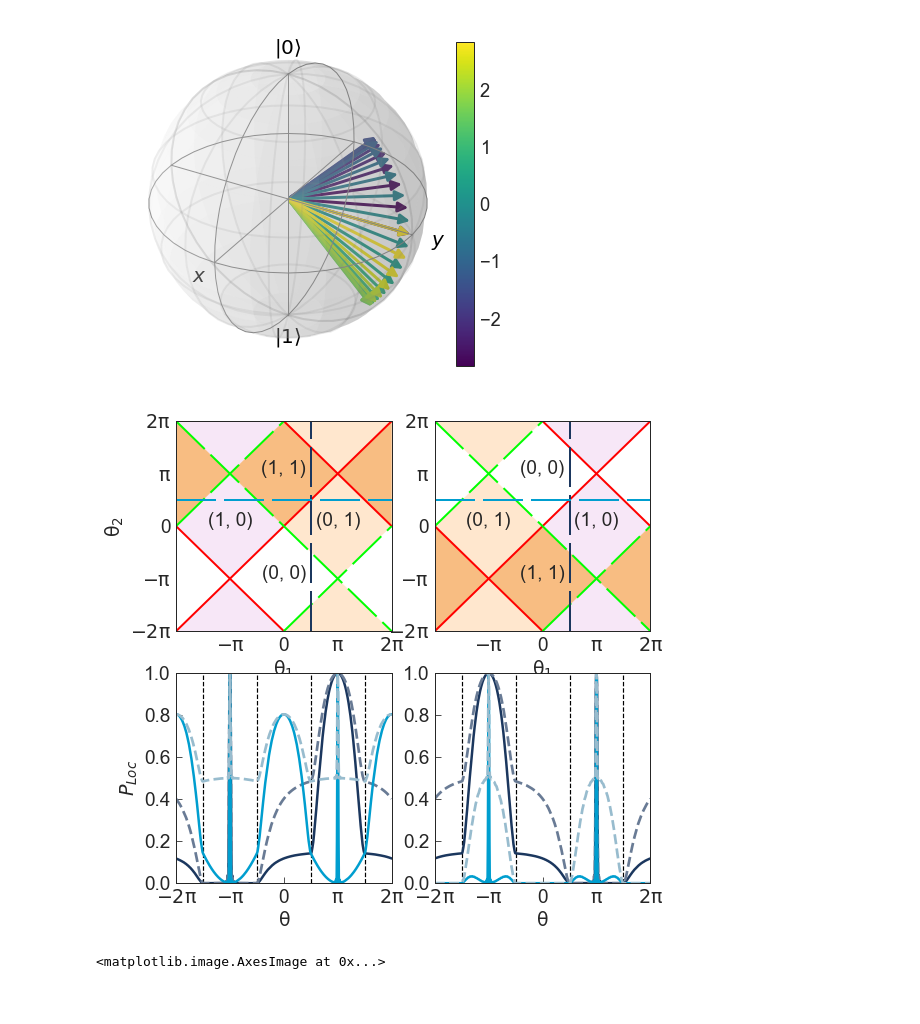
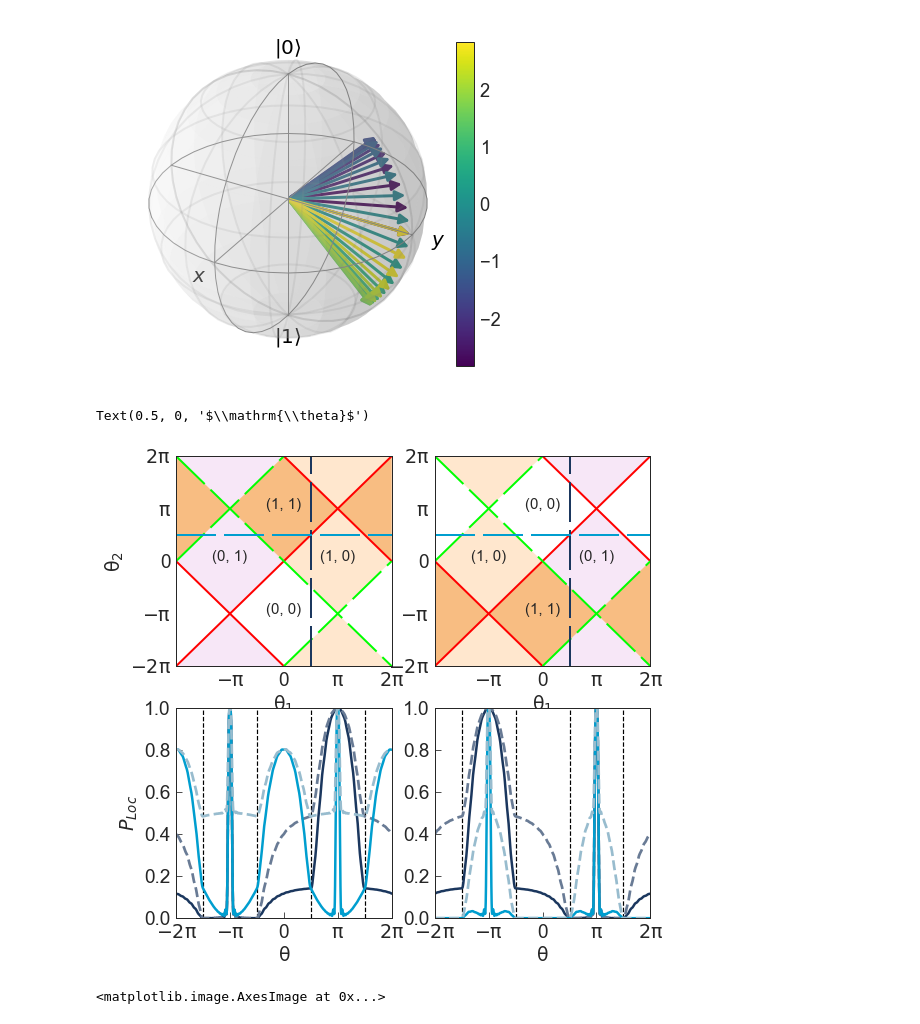
Before and after one commit to HAOQINGZHANG1234/quantumwalk, a Jupyter notebook: code/Fig for paper reorgnized.ipynb, the cells around one changed output. Cells and saved outputs as stored; diff of their text form; code cells hidden in the pictures.

```diff
--- a/code/Fig for paper reorgnized.ipynb
+++ b/code/Fig for paper reorgnized.ipynb
@@ -523,8 +519,6 @@ p6 = np.zeros(801)
 up_state = [0]*M
 down_state = [0]*M
 aux_state = [0]*M
-# up_state[1] = 1/np.sqrt(2)
-# down_state[0] = -1j/np.sqrt(2)
 down_state[0] = 1
 theta_2 = np.linspace(-2*np.pi,2*np.pi,801)
 theta_1 = np.pi/2
@@ -533,10 +527,10 @@ np.array(down_state)
 np.array(aux_state)
 init_state = np.vstack((up_state, down_state, aux_state))
 for i,theta in enumerate(theta_2):
-    state5 = n_step_4(init_state, theta, theta_1, N=10)
-    state6 = N_step_4(init_state, theta, theta_1, N=10)
-    P5 = abs(state5[0])**2 + abs(state5[1])**2 + abs(state5[2])**2
-    P6 = abs(state6[0])**2 + abs(state6[1])**2 + abs(state6[2])**2
+    state5 = n_step_4(init_state, theta, theta_1, N=50)
+    state6 = N_step_4(init_state, theta, theta_1, N=50)
+    P5 = abs(state5[0])**2 + abs(state5[1])**2
+    P6 = abs(state6[0])**2 + abs(state6[1])**2
     p5[i] = P5[0] + P5[1]
     p6[i] = P6[0] + P6[1]
 # %%
@@ -548,8 +542,6 @@ p8 = np.zeros(801)
 up_state = [0]*M
 down_state = [0]*M
 aux_state = [0]*M
-# up_state[1] = 1/np.sqrt(2)
-# down_state[0] = -1j/np.sqrt(2)
 down_state[0] = 1
 theta_2 = np.linspace(-2*np.pi,2*np.pi,801)
 theta_1 = np.pi/2
@@ -558,10 +550,10 @@ np.array(down_state)
 np.array(aux_state)
 init_state = np.vstack((up_state, down_state, aux_state))
 for i,theta in enumerate(theta_2):
-    state7 = n_step_4(init_state, theta_1, theta, N=10)
-    state8 = N_step_4(init_state, theta_1, theta, N=10)
-    P7 = abs(state7[0])**2 + abs(state7[1])**2 + abs(state7[2])**2
-    P8 = abs(state8[0])**2 + abs(state8[1])**2 + abs(state8[2])**2
+    state7 = n_step_4(init_state, theta_1, theta, N=50)
+    state8 = N_step_4(init_state, theta_1, theta, N=50)
+    P7 = abs(state7[0])**2 + abs(state7[1])**2
+    P8 = abs(state8[0])**2 + abs(state8[1])**2
     p7[i] = P7[0] + P7[1]
     p8[i] = P8[0] + P8[1]
 # %%
@@ -617,10 +609,10 @@ plt.fill([-np.pi, 0, np.pi, 0], [-np.pi, 0, -np.pi, -2*np.pi], c='w')
 plt.fill([np.pi, 2*np.pi, 2*np.pi], [-np.pi, -2*np.pi, 0], c='w')
 
 
-plt.text(0, np.pi, '(1, 1)', ha='center')
-plt.text(-np.pi, 0, '(1, 0)', ha='center')
-plt.text(np.pi, 0, '(0, 1)', ha='center')
-plt.text(0, -np.pi, '(0, 0)', ha='center')
+plt.text(0, np.pi, '(1, 1)', ha='center', fontsize=15)
+plt.text(-np.pi, 0, '(0, 1)', ha='center', fontsize=15)
+plt.text(np.pi, 0, '(1, 0)', ha='center', fontsize=15)
+plt.text(0, -np.pi, '(0, 0)', ha='center', fontsize=15)
 
 plt.subplot(2,2,2)
 plt.xlim((-2*np.pi, 2*np.pi))
@@ -675,43 +667,44 @@ plt.fill([-np.pi, 0, np.pi, 0], [-np.pi, 0, -np.pi, -2*np.pi], c='#F8BD82')
 plt.fill([np.pi, 2*np.pi, 2*np.pi], [-np.pi, -2*np.pi, 0], c='#F8BD82')
 
 
-plt.text(0, np.pi, '(0, 0)', ha='center')
-plt.text(-np.pi, 0, '(0, 1)', ha='center')
-plt.text(np.pi, 0, '(1, 0)', ha='center')
-plt.text(0, -np.pi, '(1, 1)', ha='center')
+plt.text(0, np.pi, '(0, 0)', ha='center', fontsize=15)
+plt.text(-np.pi, 0, '(1, 0)', ha='center', fontsize=15)
+plt.text(np.pi, 0, '(0, 1)', ha='center', fontsize=15)
+plt.text(0, -np.pi, '(1, 1)', ha='center', fontsize=15)
 
 plt.subplot(2,2,3)
 plt.plot(theta_2, p1,linewidth=2.5, c='#1B375E')
 plt.plot(theta_2, p5,linewidth=2.7, c='#697B95',linestyle="--")
 plt.plot(theta_2, p3,linewidth=2.5, c='#009ECF')
 plt.plot(theta_2, p7,linewidth=2.7, c='#98bcce',linestyle="--")
 plt.ylim(top = 1,bottom = 0)
 plt.xlim((-2*np.pi,2*np.pi))
 my_x_ticks = np.arange(-2*np.pi,2*np.pi+np.pi,np.pi)
 plt.xticks([-2*np.pi, 2*np.pi, -np.pi, np.pi, 0], ('$\mathrm{-2\pi}$', '$\mathrm{2\pi}$', '$\mathrm{-\pi}$', '$\mathrm{\pi}$', '0'))
 plt.vlines(-3*np.pi/2, 0, 1, linestyles = "dashed",lw=1.2)
 plt.vlines(-np.pi/2, 0, 1, linestyles = "dashed",lw=1.2)
 plt.vlines(np.pi/2, 0, 1, linestyles = "dashed",lw=1.2)
 plt.vlines(3*np.pi/2, 0, 1, linestyles = "dashed",lw=1.2)
 plt.ylabel(r'$P_{Loc}$')
 plt.xlabel(r'$\mathrm{\theta}$')
 plt.subplot(2,2,4)
 plt.plot(theta_2, p2,linewidth=2.5, c='#1B375E')
 plt.plot(theta_2, p6,linewidth=2.7, c='#697B95',linestyle="--")
 plt.plot(theta_2, p4,linewidth=2.5, c='#009ECF')
 plt.plot(theta_2, p8,linewidth=2.7, c='#98bcce',linestyle="--")
 plt.ylim(top = 1,bottom = 0)
 plt.xlim((-2*np.pi,2*np.pi))
 my_x_ticks = np.arange(-2*np.pi,2*np.pi+np.pi,np.pi)
 plt.xticks([-2*np.pi, 2*np.pi, -np.pi, np.pi, 0], ('$\mathrm{-2\pi}$', '$\mathrm{2\pi}$', '$\mathrm{-\pi}$', '$\mathrm{\pi}$', '0'))
 plt.vlines(-3*np.pi/2, 0, 1, linestyles = "dashed",lw=1.2)
 plt.vlines(-np.pi/2, 0, 1, linestyles = "dashed",lw=1.2)
 plt.vlines(np.pi/2, 0, 1, linestyles = "dashed",lw=1.2)
 plt.vlines(3*np.pi/2, 0, 1, linestyles = "dashed",lw=1.2)
 plt.xlabel(r'$\mathrm{\theta}$')
-plt.savefig('../Figure/fig_3.pdf')
+# plt.savefig('../Figure/fig_3.pdf')
 # %% [output]
+Text(0.5, 0, '$\\mathrm{\\theta}$')
-[figure, old version]
+[figure, new version]
 # %%
 plt.figure(figsize=(8.6, 8.6))
 M = 1000
```
Also changed, not shown: parts of 2 cells of this notebook, 5 other files.
